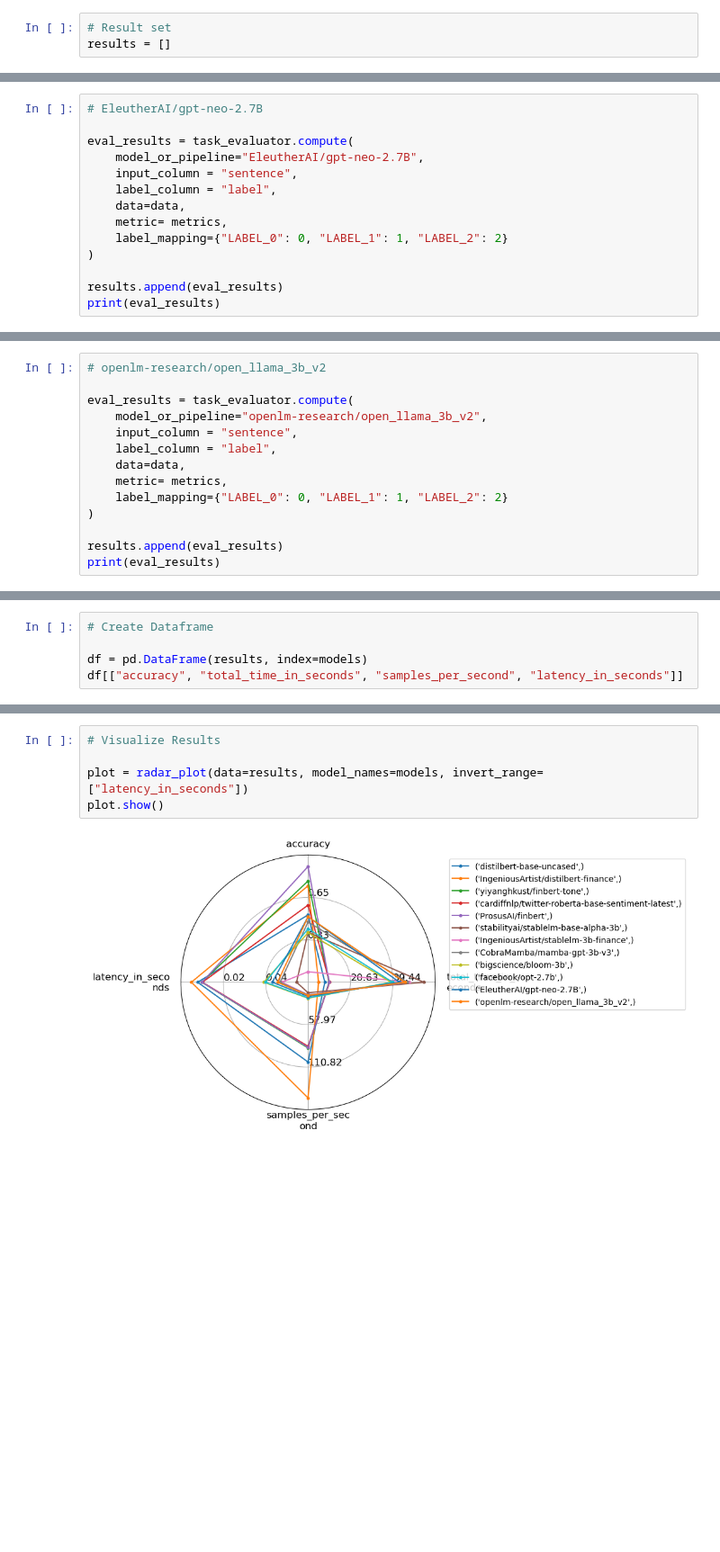
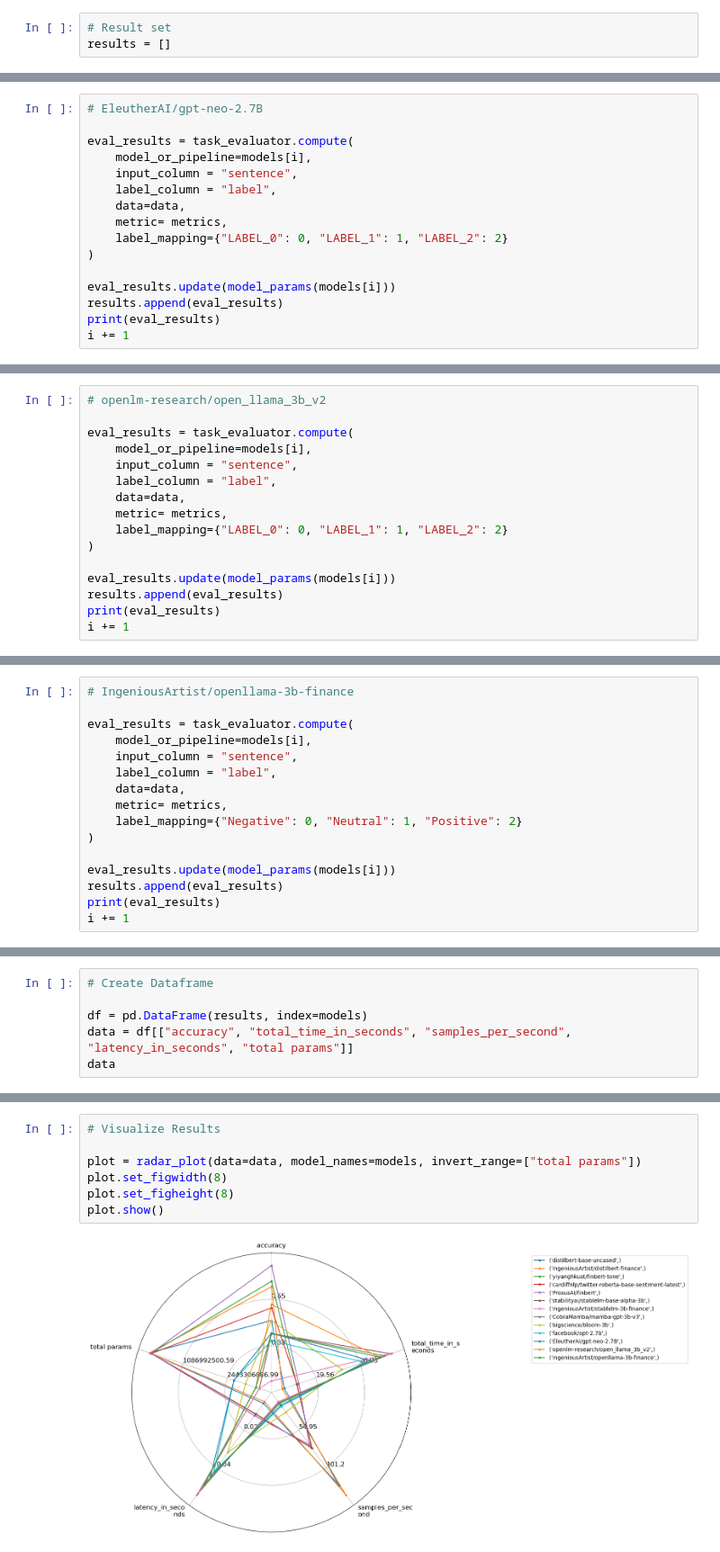
Before and after one commit to IngeniousArtist/LLM-SentimentAnalysis, a Jupyter notebook: Evaluate all models.ipynb, the cells around one changed output, grey strips where cells are left out. Shown at 90% size. Cells and saved outputs as stored; diff of their text form; blank space fills up the shorter version.

```diff
--- a/Evaluate all models.ipynb
+++ b/Evaluate all models.ipynb
@@ -267,7 +333,7 @@ Asking to truncate to max_length but no maximum length is provided and the model
 # EleutherAI/gpt-neo-2.7B
 
 eval_results = task_evaluator.compute(
-    model_or_pipeline="EleutherAI/gpt-neo-2.7B",
+    model_or_pipeline=models[i],
     input_column = "sentence",
     label_column = "label",
     data=data,
@@ -275,8 +341,10 @@ eval_results = task_evaluator.compute(
     label_mapping={"LABEL_0": 0, "LABEL_1": 1, "LABEL_2": 2}
 )
 
+eval_results.update(model_params(models[i]))
 results.append(eval_results)
 print(eval_results)
+i += 1
 # %% [output]
 Some weights of GPTNeoForSequenceClassification were not initialized from the model checkpoint at EleutherAI/gpt-neo-2.7B and are newly initialized: ['score.weight']
 You should probably TRAIN this model on a down-stream task to be able to use it for predictions and inference.
@@ -285,7 +355,7 @@ You should probably TRAIN this model on a down-stream task to be able to use it
 # openlm-research/open_llama_3b_v2
 
 eval_results = task_evaluator.compute(
-    model_or_pipeline="openlm-research/open_llama_3b_v2",
+    model_or_pipeline=models[i],
     input_column = "sentence",
     label_column = "label",
     data=data,
@@ -293,8 +363,10 @@ eval_results = task_evaluator.compute(
     label_mapping={"LABEL_0": 0, "LABEL_1": 1, "LABEL_2": 2}
 )
 
+eval_results.update(model_params(models[i]))
 results.append(eval_results)
 print(eval_results)
+i += 1
 # %% [output]
 Some weights of LlamaForSequenceClassification were not initialized from the model checkpoint at openlm-research/open_llama_3b_v2 and are newly initialized: ['score.weight']
 You should probably TRAIN this model on a down-stream task to be able to use it for predictions and inference.
@@ -301,0 +377,16 @@ You should probably TRAIN this model on a down-stream task to be able to use it
+# %%
+# IngeniousArtist/openllama-3b-finance
+
+eval_results = task_evaluator.compute(
+    model_or_pipeline=models[i],
+    input_column = "sentence",
+    label_column = "label",
+    data=data,
+    metric= metrics,
+    label_mapping={"Negative": 0, "Neutral": 1, "Positive": 2}
+)
+
+eval_results.update(model_params(models[i]))
+results.append(eval_results)
+print(eval_results)
+i += 1
@@ -303,5 +396,6 @@ You should probably TRAIN this model on a down-stream task to be able to use it
 # Create Dataframe
 
 df = pd.DataFrame(results, index=models)
-df[["accuracy", "total_time_in_seconds", "samples_per_second", "latency_in_seconds"]]
+data = df[["accuracy", "total_time_in_seconds", "samples_per_second", "latency_in_seconds", "total params"]]
+data
 # %% [output]
@@ -321,7 +416,9 @@ df[["accuracy", "total_time_in_seconds", "samples_per_second", "latency_in_secon
 # %%
 # Visualize Results
 
-plot = radar_plot(data=results, model_names=models, invert_range=["latency_in_seconds"])
+plot = radar_plot(data=data, model_names=models, invert_range=["total params"])
+plot.set_figwidth(8)
+plot.set_figheight(8)
 plot.show()
 # %% [output]
-[figure, old version]
+[figure, new version]
```
Also changed, not shown: parts of 19 cells of this notebook, 1 other file.
